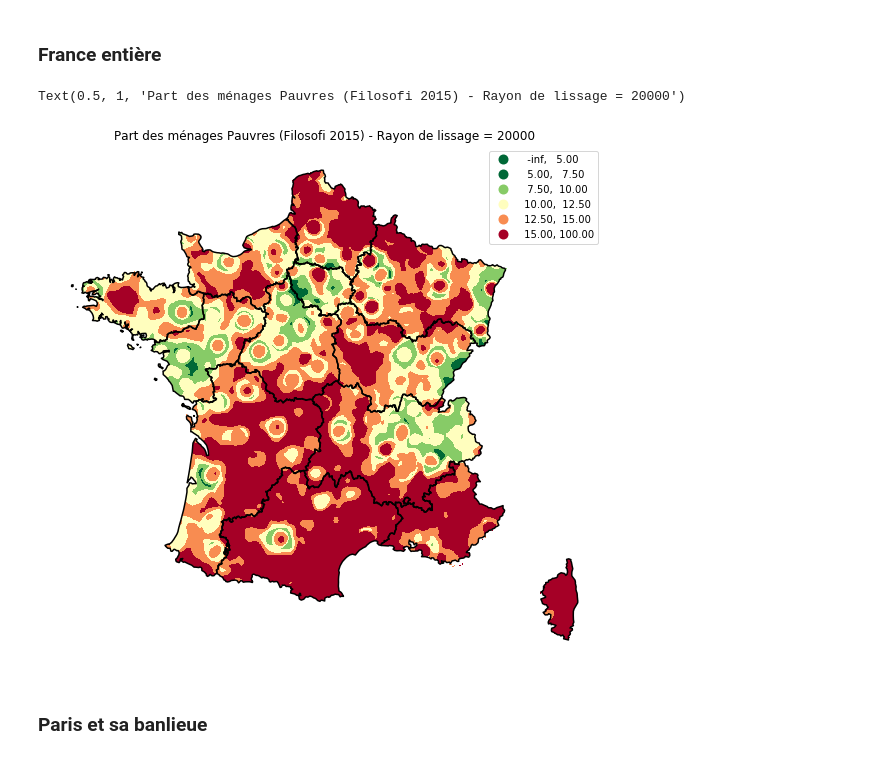
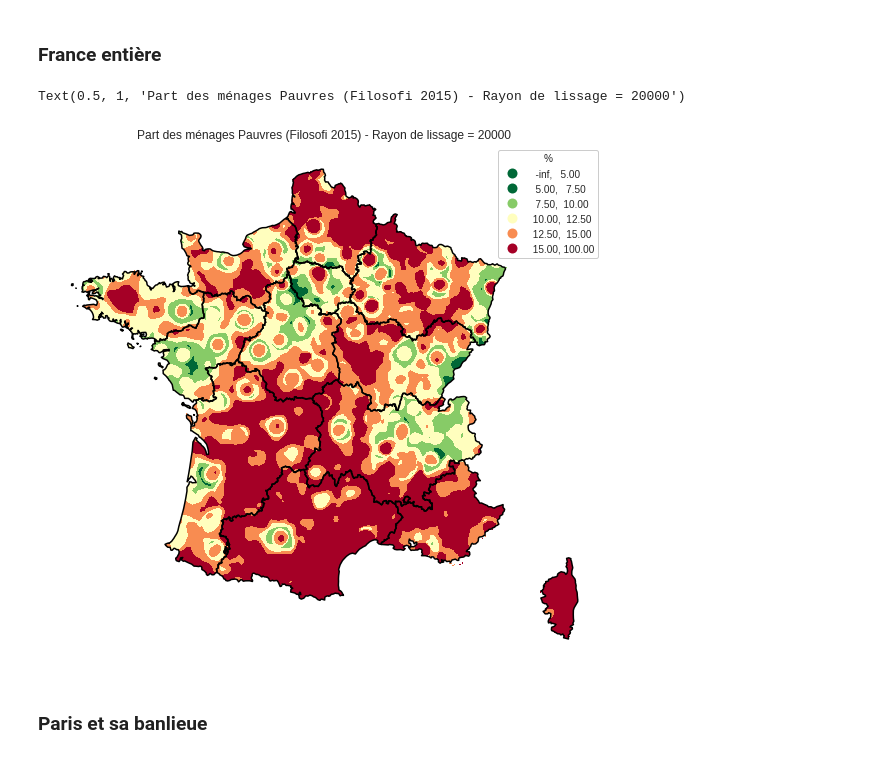
Before and after one commit to ifeuerstein/Manipulation_des_donnees_carroyees, a Jupyter notebook: 2_Exploration_pauvreté.ipynb, the cells around one changed output. Saved outputs shown, nothing was run; the diff lists cells and outputs as text; code cells hidden in the pictures.

```diff
--- a/2_Exploration_pauvreté.ipynb
+++ b/2_Exploration_pauvreté.ipynb
@@ -42,7 +44,7 @@ shutil.unpack_archive('Filosofi2015_carreaux_200m_metropole_shp.7z', '')
 # %%
 sdf = gpd.read_file('Filosofi2015_carreaux_200m_metropole.shp')
 # %%
-Men = sdf[['IdINSPIRE','geometry', 'Depcom', 'Men', 'Men_pauv']].copy()
+Men = sdf[['IdINSPIRE','geometry', 'Depcom', 'Men', 'Men_pauv', 'Ind_snv', 'Ind']].copy()
 Men['x'] = Men.geometry.centroid.x
 Men['y'] = Men.geometry.centroid.y
 # %% [markdown]
@@ -58,17 +60,18 @@ liss_france['ratio_pauvre'] = liss_france.Men_pauv / liss_france.Men * 100
 # %%
 bins = [5, 7.5, 10, 12.5, 15, 100]
 ax = liss_france.plot('ratio_pauvre',
                       scheme='user_defined',
                       classification_kwds={'bins': bins},
                       figsize=(10,10),
                       cmap = 'RdYlGn_r',
-                      legend=True )
+                      legend=True,
+                      legend_kwds={'loc': 'best', 'frameon':True, 'framealpha':1, 'title':'%'})
 region.geometry.boundary.plot(color="black", ax=ax)
 ax.set_axis_off()
 ax.set_title('Part des ménages Pauvres (Filosofi 2015) - Rayon de lissage = 20000')
 # %% [output]
 Text(0.5, 1, 'Part des ménages Pauvres (Filosofi 2015) - Rayon de lissage = 20000')
-[figure, old version]
+[figure, new version]
 # %% [markdown]
 ### Paris et sa banlieue
 # %%
```
Also changed, not shown: parts of 27 cells of this notebook.
